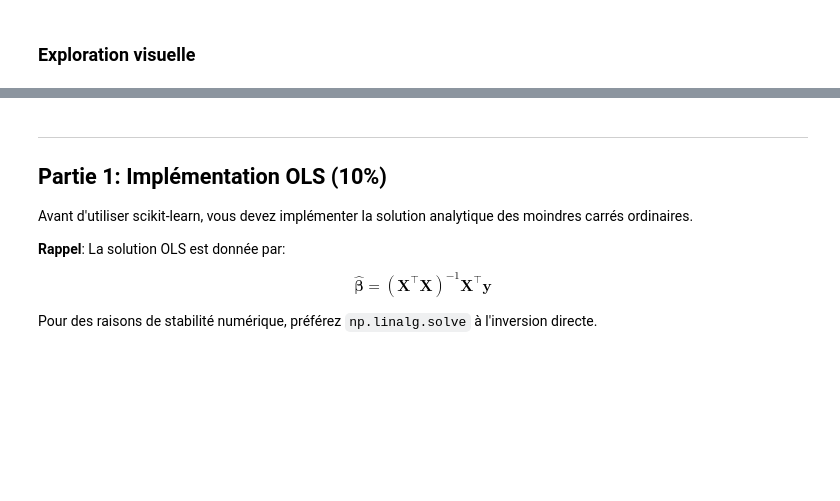
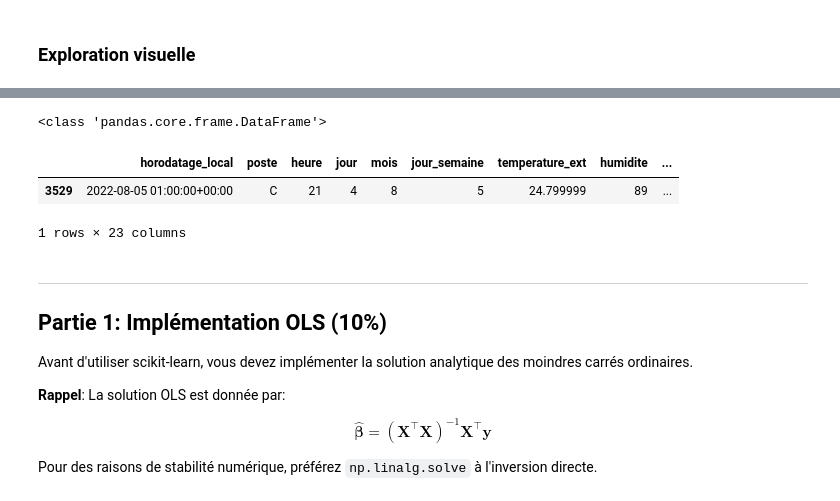
Before and after one commit to trvslhlt/ift_6390_machine_learning, a Jupyter notebook: assignments/projet_energie.ipynb, the cells around one changed output, grey strips where cells are left out. Saved outputs shown, nothing was run; the diff lists cells and outputs as text; code cells hidden in the pictures; blank space fills up the shorter version.

```diff
--- a/assignments/projet_energie.ipynb
+++ b/assignments/projet_energie.ipynb
@@ -165,3 +227,12 @@ plt.tight_layout()
+# %%
+###!!!
+print(type(train))
+train[train['energie_kwh'] > 10000]
+# %% [output]
+<class 'pandas.core.frame.DataFrame'>
+|  | horodatage_local | poste | heure | jour | mois | jour_semaine | temperature_ext | humidite | ... |
+| 3529 | 2022-08-05 01:00:00+00:00 | C | 21 | 4 | 8 | 5 | 24.799999 | 89 | ... |
+1 rows × 23 columns
 # %% [markdown]
 ---
 
```
Also changed, not shown: parts of 11 cells of this notebook.
